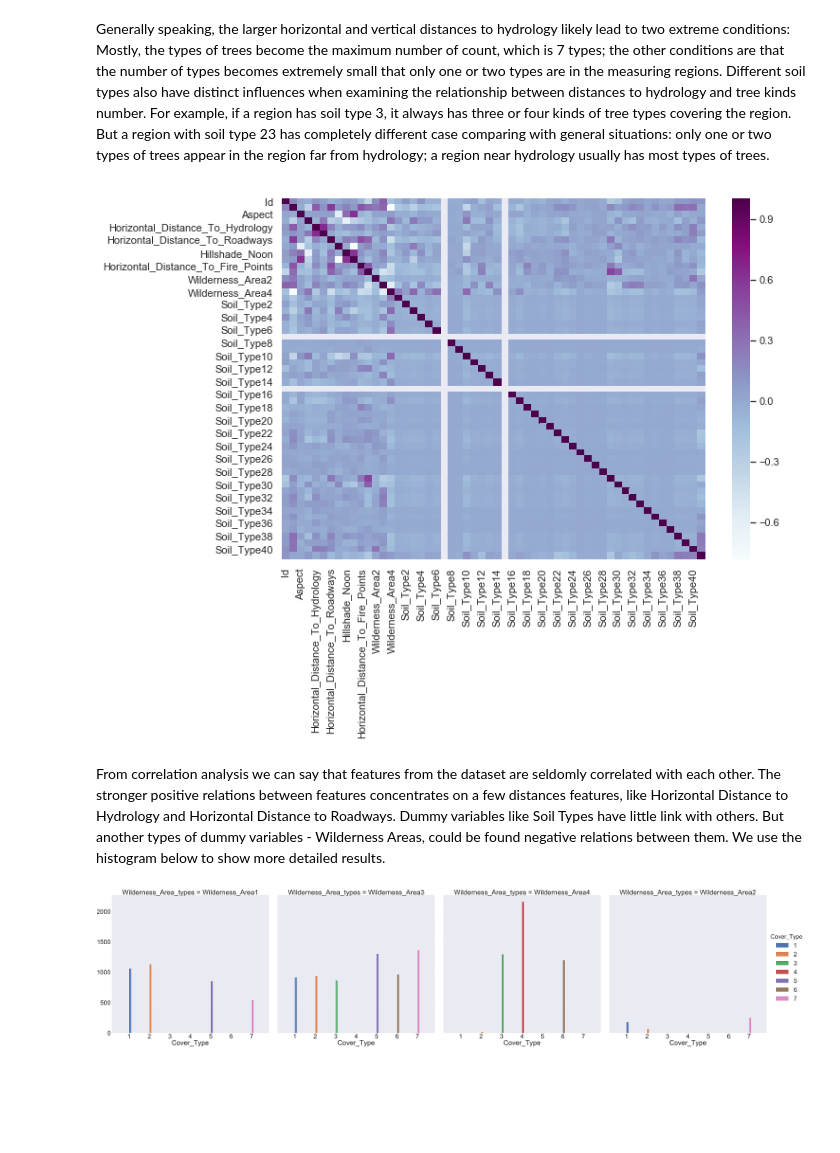
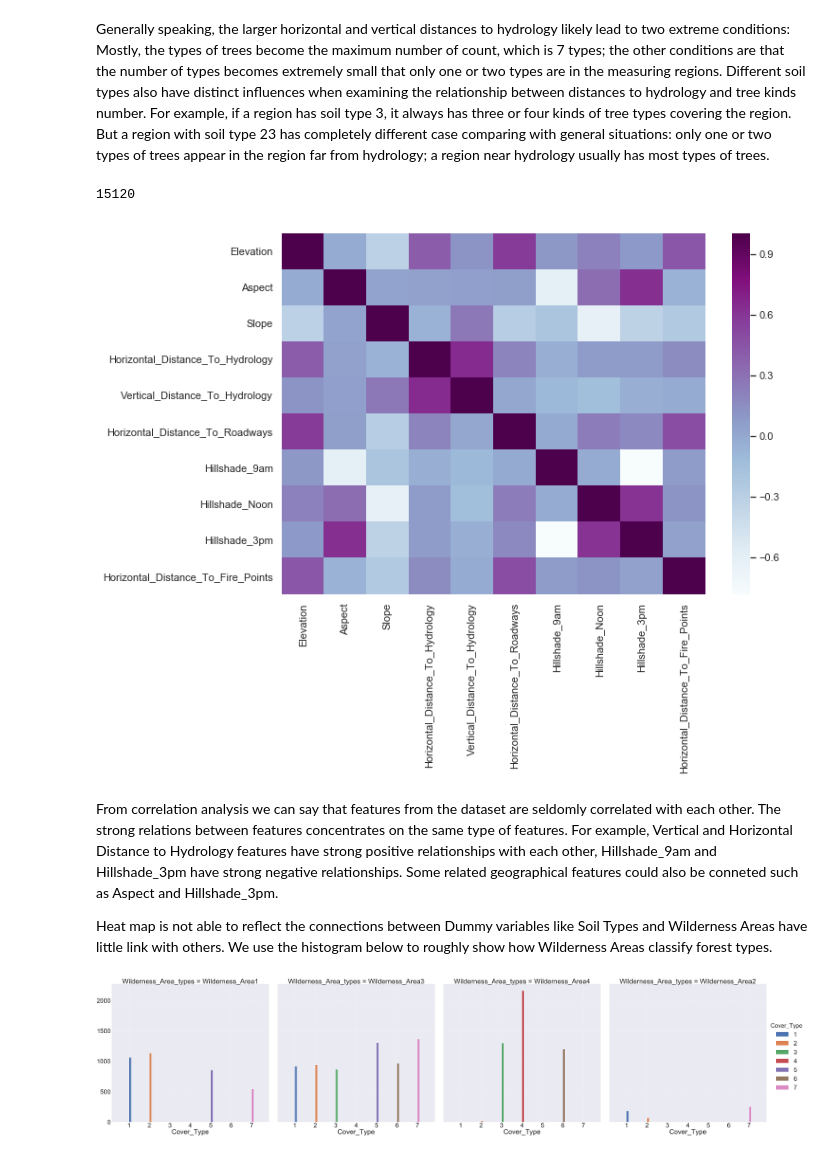
Before and after one commit to vbienridy/DS5500-Spring2020-Forest-CoverType, a Jupyter notebook: DS5500_Proposal_EDA.ipynb, the cells around one changed output. Cells and saved outputs as stored; diff of their text form; code cells hidden in the pictures; blank space fills up the shorter version.

```diff
--- a/DS5500_Proposal_EDA.ipynb
+++ b/DS5500_Proposal_EDA.ipynb
@@ -107,10 +119,35 @@ df_train['Wilderness_Area_types'] = Wilderness_Area_types
+# %%
+#Create a new feature 'Soil_Area_types', transfer four dummy features of Wilderness_Area type into one feature
+Soil_Area_types = []
+for i in range(len(df_train)):
+    temp_type = 0
+    for j in range(1,41):
+        temp_str = 'Soil_Type%s' %j
+        have = df_train.iloc[i][temp_str]
+        if have == 1:
+            Soil_Area_types.append(j)
+# %%
+len(Soil_Area_types)
+# %% [output]
+15120
+# %%
+#Add this feature to the dataframe
+df_train['Wilderness_Area_types'] = Wilderness_Area_types
+df_train['Soil_Area_types'] = Soil_Area_types
+# %%
+#Build heatmap for features that are not one-hot encoding
+df_heatmap = df_train[["Elevation","Aspect","Slope","Horizontal_Distance_To_Hydrology",
+         "Vertical_Distance_To_Hydrology","Horizontal_Distance_To_Roadways","Hillshade_9am",
+          "Hillshade_Noon", "Hillshade_3pm", "Horizontal_Distance_To_Fire_Points"]].corr()
 # %%
 plt.figure(figsize=(10,7))
 sns.set(font_scale= 1)
-figure4 = sns.heatmap(df_train.corr(),fmt=".1f",cmap="BuPu")
+figure4 = sns.heatmap(df_heatmap,fmt=".1f",cmap="BuPu")
 figure4.get_figure().savefig("figure4.png")
 # %% [output]
-[figure, old version]
+[figure, new version]
 # %% [markdown]
-From correlation analysis we can say that features from the dataset are seldomly correlated with each other. The stronger positive relations between features concentrates on a few distances features, like Horizontal Distance to Hydrology and Horizontal Distance to Roadways. Dummy variables like Soil Types have little link with others. But another types of dummy variables - Wilderness Areas, could be found negative relations between them. We use the histogram below to show more detailed results.
+From correlation analysis we can say that features from the dataset are seldomly correlated with each other. The strong relations between features concentrates on the same type of features. For example, Vertical and Horizontal Distance to Hydrology features have strong positive relationships with each other, Hillshade_9am and Hillshade_3pm have strong negative relationships. Some related geographical features could also be conneted such as Aspect and Hillshade_3pm.
+
+Heat map is not able to reflect the connections between Dummy variables like Soil Types and Wilderness Areas have little link with others. We use the histogram below to roughly show how Wilderness Areas classify forest types.
 # %%
```
Also changed, not shown: parts of 24 cells of this notebook.
